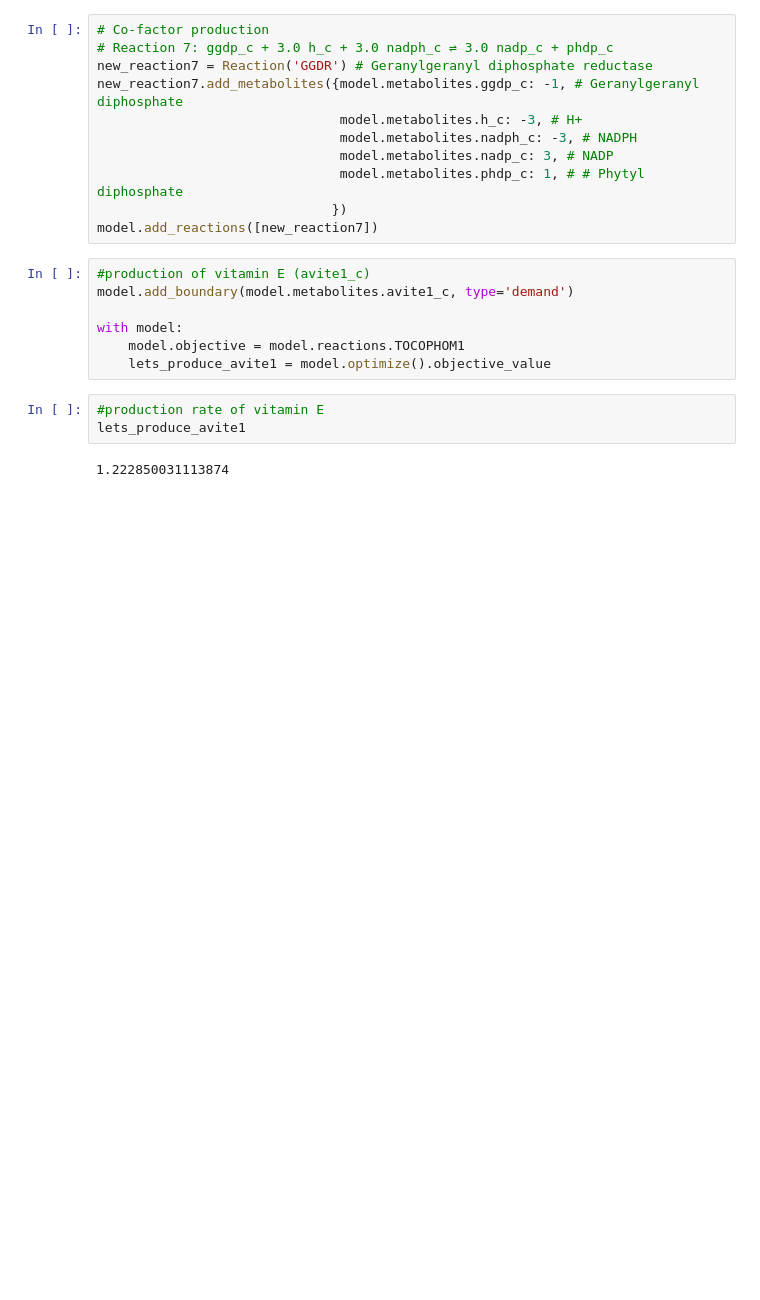
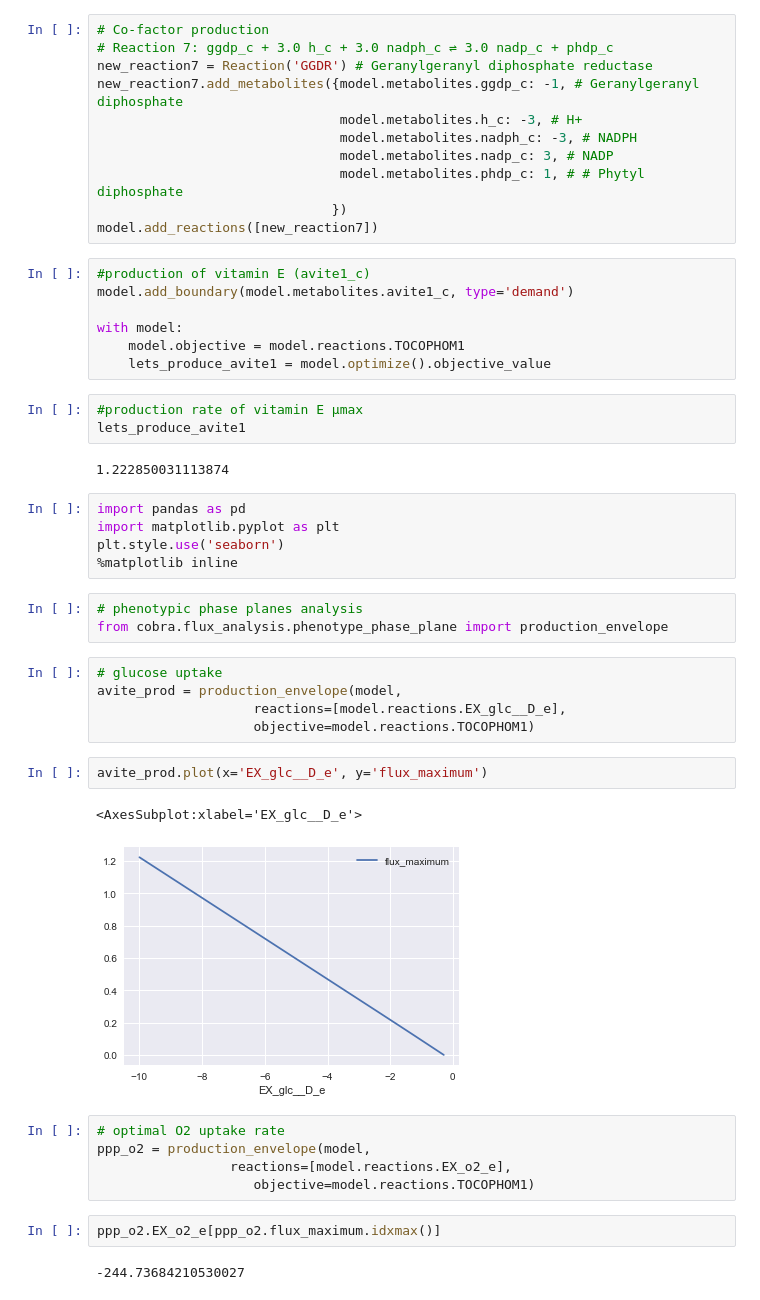
Before and after one commit to 27410/27410-group-assigment-group_2, a Jupyter notebook: ReactionsAdded.ipynb, the cells around one changed output. Saved outputs shown, nothing was run; the diff lists cells and outputs as text; blank space fills up the shorter version.

Commit message:
phase plane added for O2 uptake

```diff
--- a/ReactionsAdded.ipynb
+++ b/ReactionsAdded.ipynb
@@ -104,7 +104,34 @@ with model:
     model.objective = model.reactions.TOCOPHOM1
     lets_produce_avite1 = model.optimize().objective_value
 # %%
-#production rate of vitamin E
+#production rate of vitamin E µmax
 lets_produce_avite1
 # %% [output]
 1.222850031113874
+# %%
+import pandas as pd
+import matplotlib.pyplot as plt
+plt.style.use('seaborn')
+%matplotlib inline
+# %%
+# phenotypic phase planes analysis
+from cobra.flux_analysis.phenotype_phase_plane import production_envelope
+# %%
+# glucose uptake
+avite_prod = production_envelope(model,
+                    reactions=[model.reactions.EX_glc__D_e],
+                    objective=model.reactions.TOCOPHOM1)
+# %%
+avite_prod.plot(x='EX_glc__D_e', y='flux_maximum')
+# %% [output]
+<AxesSubplot:xlabel='EX_glc__D_e'>
+[figure, added]
+# %%
+# optimal O2 uptake rate
+ppp_o2 = production_envelope(model,
+                 reactions=[model.reactions.EX_o2_e],
+                    objective=model.reactions.TOCOPHOM1)
+# %%
+ppp_o2.EX_o2_e[ppp_o2.flux_maximum.idxmax()]
+# %% [output]
+-244.73684210530027
```
Also changed, not shown: parts of 4 cells of this notebook.
